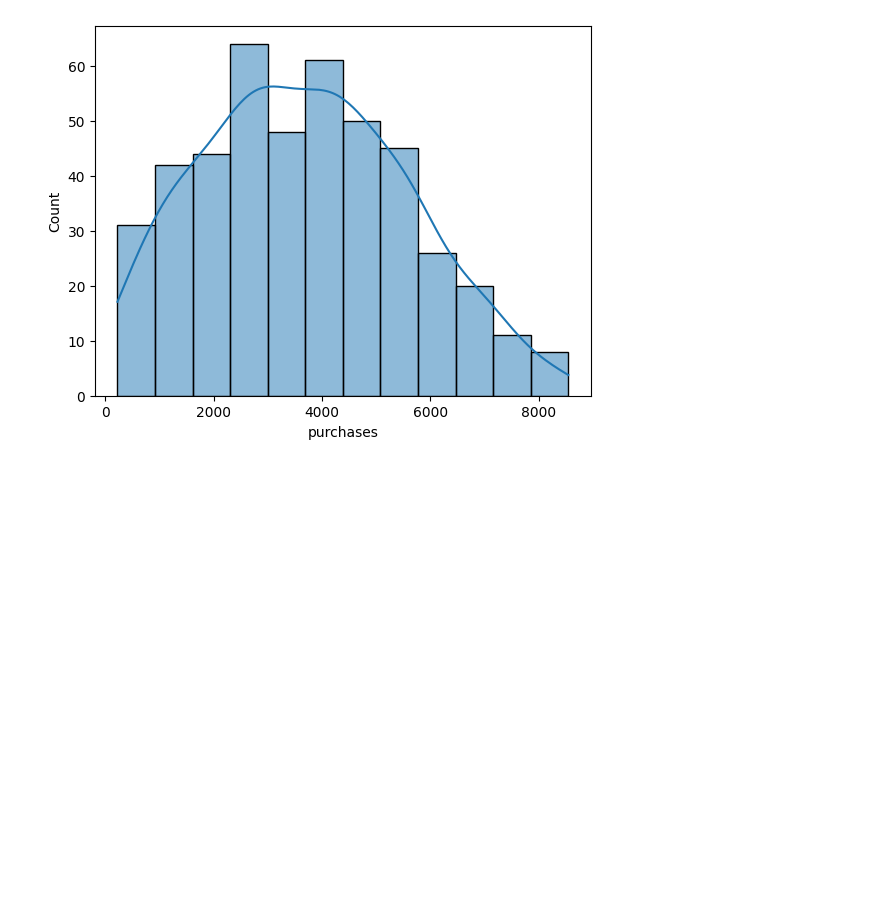
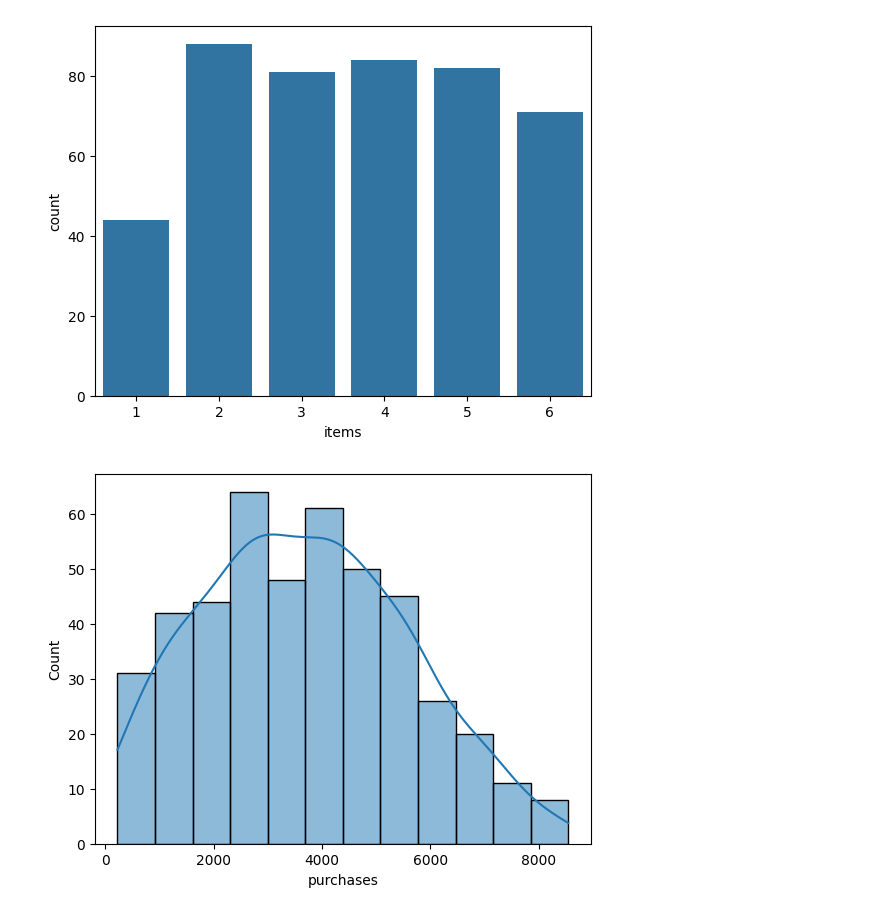
Before and after one commit to hrbayezid/Predicting-purchases-using-api-data, a Jupyter notebook: vizualization.ipynb, the cells around one changed output. Cells and saved outputs as stored; diff of their text form; code cells hidden in the pictures; blank space fills up the shorter version.

```diff
--- a/vizualization.ipynb
+++ b/vizualization.ipynb
@@ -27,3 +27,8 @@ df.describe()
+# %%
+sns.countplot(x="items", data=df)
+plt.show()
+# %% [output]
+[figure, added]
 # %%
 sns.histplot(x="purchases", data=df ,kde= True)
 plt.show()
```
Also changed, not shown: parts of 4 cells of this notebook, 6 other files.
